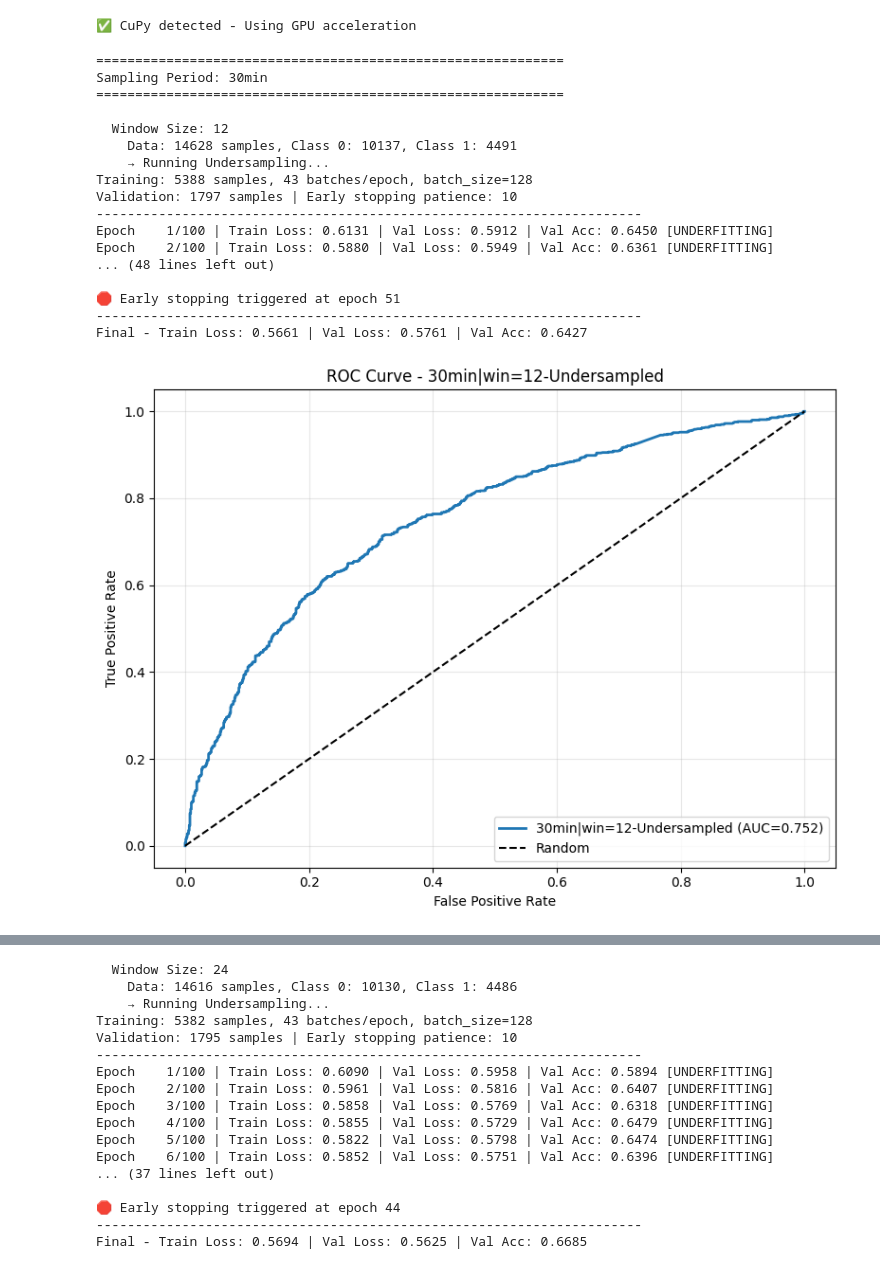
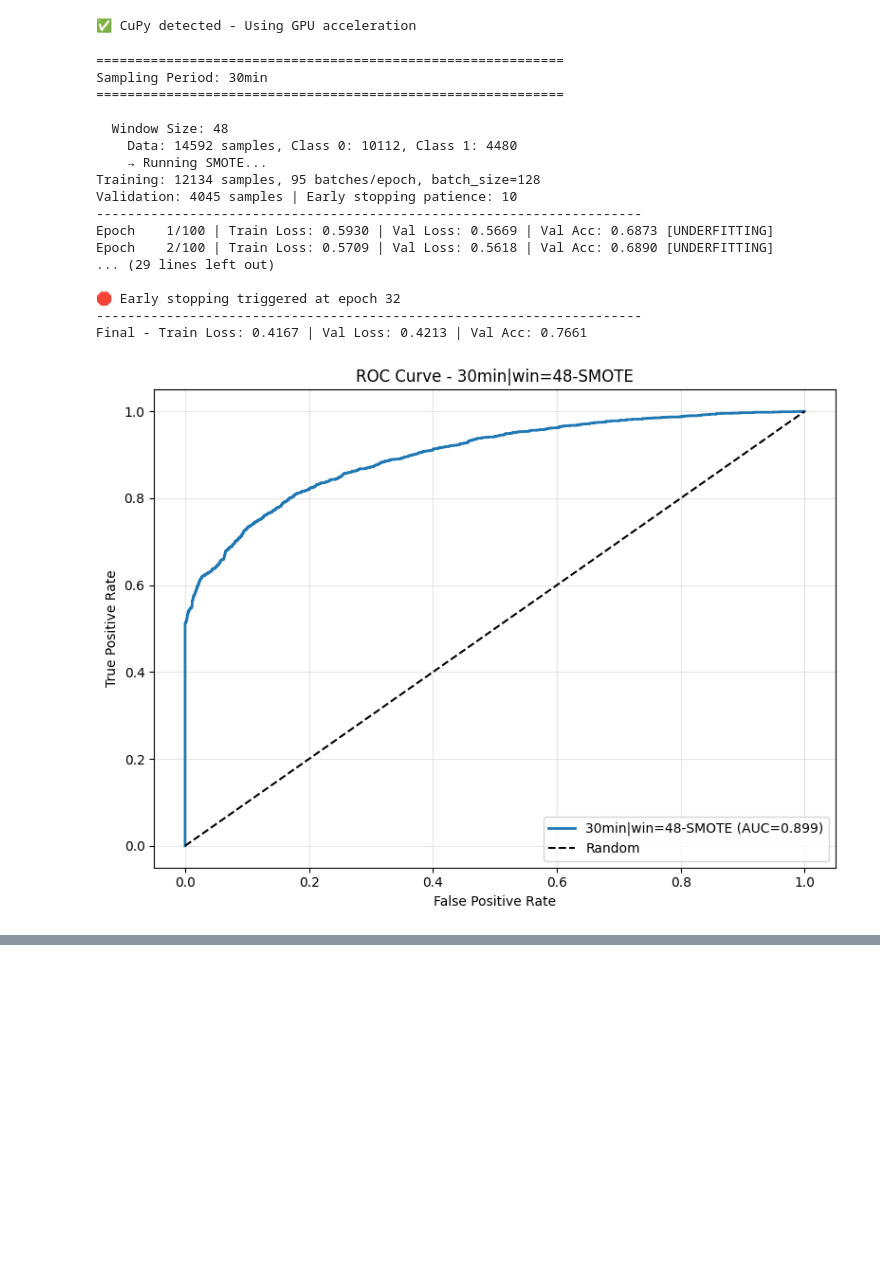
Before and after one commit to mahesa005/predictive-maintenance, a Jupyter notebook: notebooks/train_lstm_v1.ipynb, the cells around one changed output, grey strips where cells are left out. Saved outputs shown, nothing was run; the diff lists cells and outputs as text; code cells hidden in the pictures; blank space fills up the shorter version.

```diff
--- a/notebooks/train_lstm_v1.ipynb
+++ b/notebooks/train_lstm_v1.ipynb
@@ -133,9 +131,9 @@ def train_eval(X, y, label, cw=1, hidden_size=128, patience=10, epochs=100, batc
         'ClassWeight': cw
     }
 # %%
-# === 5. Run Experiment ===
-sampling_periods = ['30min', '1h', '2h']
-window_sizes = [12, 24, 36, 48]
+# === 5. Run Experiment ==
+sampling_periods = ['30min']
+window_sizes = [48]
 results_all = []
 
 for sp in sampling_periods:
@@ -166,56 +164,56 @@ for sp in sampling_periods:
             print(f"    ⚠️ Skipped: Too few minority samples ({len(min_class)})")
             continue
 
         print(f"    Data: {len(X)} samples, Class 0: {len(maj)}, Class 1: {len(min_class)}")
 
-        # 1. Undersampling
-        if len(maj) >= len(min_class):
-            maj_down = resample(maj, replace=False, n_samples=len(min_class), random_state=42)
-            under = pd.concat([maj_down, min_class])
-            Xu = under.drop('label', axis=1).values.reshape((-1, win, 2))
-            yu = under.label.values
+        # # 1. Undersampling
+        # if len(maj) >= len(min_class):
+        #     maj_down = resample(maj, replace=False, n_samples=len(min_class), random_state=42)
+        #     under = pd.concat([maj_down, min_class])
+        #     Xu = under.drop('label', axis=1).values.reshape((-1, win, 2))
+        #     yu = under.label.values
 
-            print(f"    → Running Undersampling...")
-            result = train_eval(Xu, yu, label=f"{sp}|win={win}-Undersampled")
-            results_all.append(result)
+        #     print(f"    → Running Undersampling...")
+        #     result = train_eval(Xu, yu, label=f"{sp}|win={win}-Undersampled")
+        #     results_all.append(result)
 
         # 2. SMOTE
         try:
             print(f"    → Running SMOTE...")
             X_sm, y_sm = SMOTE(random_state=42).fit_resample(X_flat, y)
             Xs = X_sm.reshape((-1, win, 2))
             result = train_eval(Xs, y_sm, label=f"{sp}|win={win}-SMOTE")
             results_all.append(result)
         except Exception as e:
             print(f"    ✗ SMOTE failed: {e}")
             continue
 
-        # 3. Class Weight (weighted loss on original imbalanced data)
-        cw_vals = class_weight.compute_class_weight('balanced', classes=np.unique(y), y=y)
-        cw_ratio = cw_vals[1] / cw_vals[0]  # Relative weight for class 1
-        print(f"    → Running with Class Weight: {cw_ratio:.2f}x for minority class")
-        result = train_eval(X, y, label=f"{sp}|win={win}-ClassWeight", cw=cw_ratio)
-        results_all.append(result)
+        # # 3. Class Weight (weighted loss on original imbalanced data)
+        # cw_vals = class_weight.compute_class_weight('balanced', classes=np.unique(y), y=y)
+        # cw_ratio = cw_vals[1] / cw_vals[0]  # Relative weight for class 1
+        # print(f"    → Running with Class Weight: {cw_ratio:.2f}x for minority class")
+        # result = train_eval(X, y, label=f"{sp}|win={win}-ClassWeight", cw=cw_ratio)
+        # results_all.append(result)
 
 print(f"\n{'='*60}")
 print(f"✅ Experiment completed! Total results: {len(results_all)}")
 print('='*60)
 # %% [output]
 ============================================================
 Sampling Period: 30min
 ============================================================
 
-  Window Size: 12
-    Data: 14628 samples, Class 0: 10137, Class 1: 4491
-    → Running Undersampling...
-Training: 5388 samples, 43 batches/epoch, batch_size=128
-Validation: 1797 samples | Early stopping patience: 10
+  Window Size: 48
+    Data: 14592 samples, Class 0: 10112, Class 1: 4480
+    → Running SMOTE...
+Training: 12134 samples, 95 batches/epoch, batch_size=128
+Validation: 4045 samples | Early stopping patience: 10
 ----------------------------------------------------------------------
-Epoch    1/100 | Train Loss: 0.6131 | Val Loss: 0.5912 | Val Acc: 0.6450 [UNDERFITTING]
-Epoch    2/100 | Train Loss: 0.5880 | Val Loss: 0.5949 | Val Acc: 0.6361 [UNDERFITTING]
-... (48 lines left out)
+Epoch    1/100 | Train Loss: 0.5930 | Val Loss: 0.5669 | Val Acc: 0.6873 [UNDERFITTING]
+Epoch    2/100 | Train Loss: 0.5709 | Val Loss: 0.5618 | Val Acc: 0.6890 [UNDERFITTING]
+... (29 lines left out)
 
-🛑 Early stopping triggered at epoch 51
+🛑 Early stopping triggered at epoch 32
 ----------------------------------------------------------------------
-Final - Train Loss: 0.5661 | Val Loss: 0.5761 | Val Acc: 0.6427
+Final - Train Loss: 0.4167 | Val Loss: 0.4213 | Val Acc: 0.7661
-[figure, old version]
+[figure, new version]
@@ -260,17 +222,0 @@ Final - Train Loss: 0.5894 | Val Loss: 0.5894 | Val Acc: 0.5513
-  Window Size: 24
-    Data: 14616 samples, Class 0: 10130, Class 1: 4486
-    → Running Undersampling...
-Training: 5382 samples, 43 batches/epoch, batch_size=128
-Validation: 1795 samples | Early stopping patience: 10
-----------------------------------------------------------------------
-Epoch    1/100 | Train Loss: 0.6090 | Val Loss: 0.5958 | Val Acc: 0.5894 [UNDERFITTING]
-Epoch    2/100 | Train Loss: 0.5961 | Val Loss: 0.5816 | Val Acc: 0.6407 [UNDERFITTING]
-Epoch    3/100 | Train Loss: 0.5858 | Val Loss: 0.5769 | Val Acc: 0.6318 [UNDERFITTING]
-Epoch    4/100 | Train Loss: 0.5855 | Val Loss: 0.5729 | Val Acc: 0.6479 [UNDERFITTING]
-Epoch    5/100 | Train Loss: 0.5822 | Val Loss: 0.5798 | Val Acc: 0.6474 [UNDERFITTING]
-Epoch    6/100 | Train Loss: 0.5852 | Val Loss: 0.5751 | Val Acc: 0.6396 [UNDERFITTING]
-... (37 lines left out)
-
-🛑 Early stopping triggered at epoch 44
-----------------------------------------------------------------------
-Final - Train Loss: 0.5694 | Val Loss: 0.5625 | Val Acc: 0.6685
```
Also changed, not shown: parts of 4 cells of this notebook.
